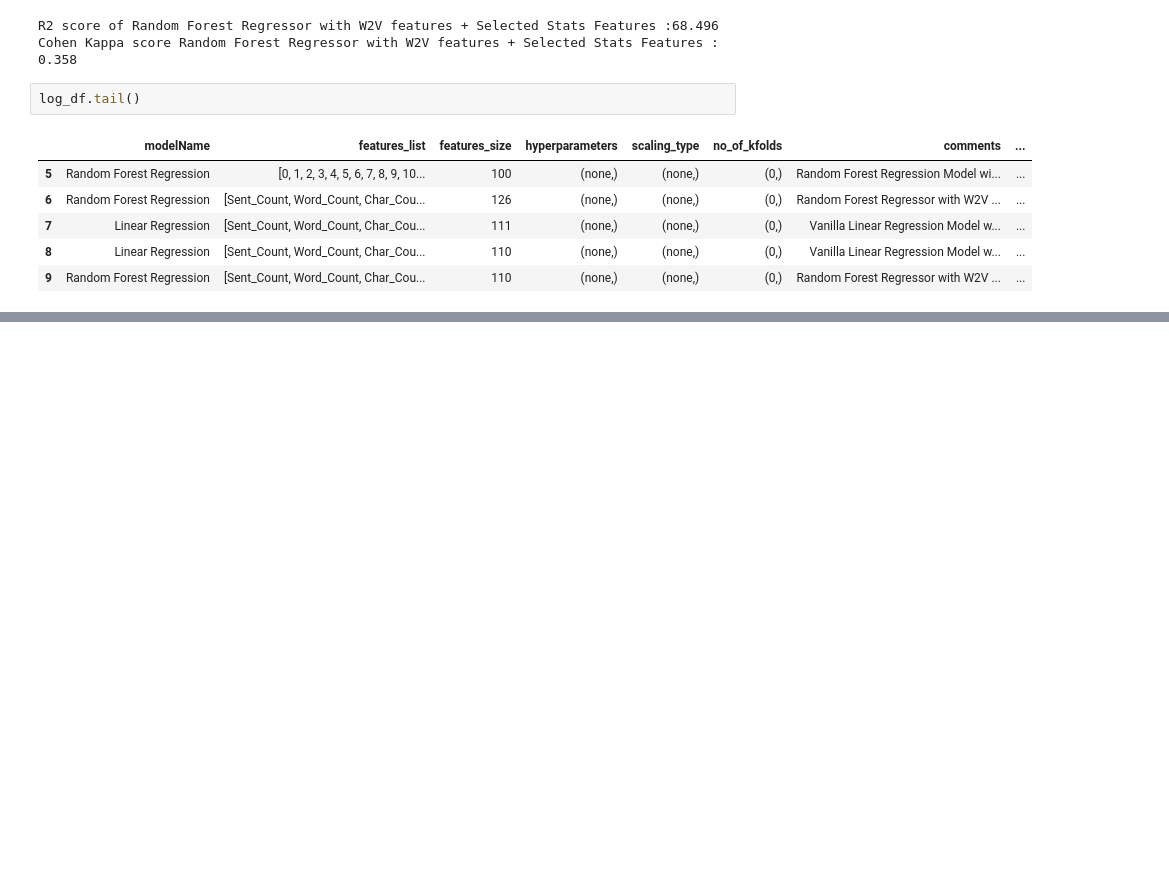
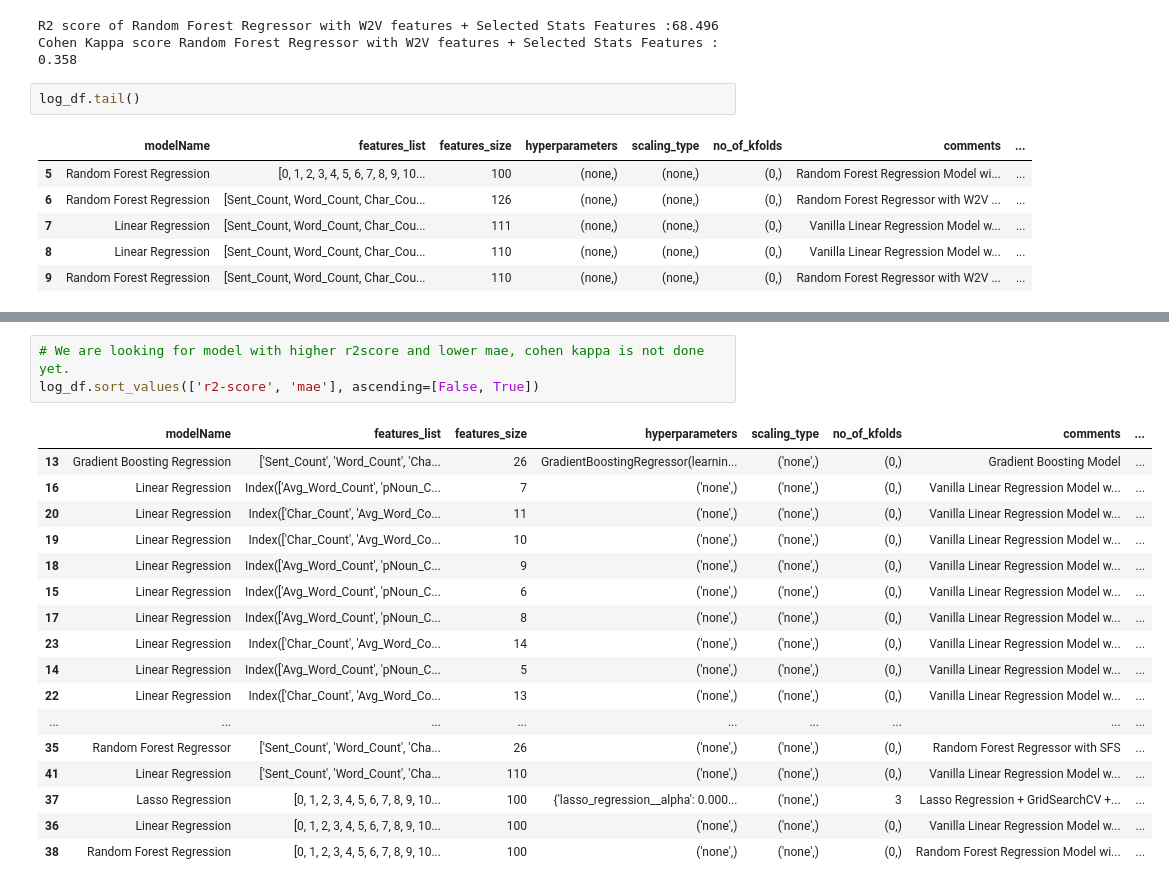
Before and after one commit to mustafabawany/IntelliTech, a Jupyter notebook: Model_Training.ipynb, the cells around one changed output, grey strips where cells are left out. Cells and saved outputs as stored; diff of their text form; blank space fills up the shorter version.

```diff
--- a/Model_Training.ipynb
+++ b/Model_Training.ipynb
@@ -832,0 +896,21 @@ log_df.tail()
+# %%
+# We are looking for model with higher r2score and lower mae, cohen kappa is not done yet.
+log_df.sort_values(['r2-score', 'mae'], ascending=[False, True])
+# %% [output]
+|  | modelName | features_list | features_size | hyperparameters | scaling_type | no_of_kfolds | comments | ... |
+| 13 | Gradient Boosting Regression | ['Sent_Count', 'Word_Count', 'Cha... | 26 | GradientBoostingRegressor(learnin... | ('none',) | (0,) | Gradient Boosting Model | ... |
+| 16 | Linear Regression | Index(['Avg_Word_Count', 'pNoun_C... | 7 | ('none',) | ('none',) | (0,) | Vanilla Linear Regression Model w... | ... |
+| 20 | Linear Regression | Index(['Char_Count', 'Avg_Word_Co... | 11 | ('none',) | ('none',) | (0,) | Vanilla Linear Regression Model w... | ... |
+| 19 | Linear Regression | Index(['Char_Count', 'Avg_Word_Co... | 10 | ('none',) | ('none',) | (0,) | Vanilla Linear Regression Model w... | ... |
+| 18 | Linear Regression | Index(['Avg_Word_Count', 'pNoun_C... | 9 | ('none',) | ('none',) | (0,) | Vanilla Linear Regression Model w... | ... |
+| 15 | Linear Regression | Index(['Avg_Word_Count', 'pNoun_C... | 6 | ('none',) | ('none',) | (0,) | Vanilla Linear Regression Model w... | ... |
+| 17 | Linear Regression | Index(['Avg_Word_Count', 'pNoun_C... | 8 | ('none',) | ('none',) | (0,) | Vanilla Linear Regression Model w... | ... |
+| 23 | Linear Regression | Index(['Char_Count', 'Avg_Word_Co... | 14 | ('none',) | ('none',) | (0,) | Vanilla Linear Regression Model w... | ... |
+| 14 | Linear Regression | Index(['Avg_Word_Count', 'pNoun_C... | 5 | ('none',) | ('none',) | (0,) | Vanilla Linear Regression Model w... | ... |
+| 22 | Linear Regression | Index(['Char_Count', 'Avg_Word_Co... | 13 | ('none',) | ('none',) | (0,) | Vanilla Linear Regression Model w... | ... |
+| ... | ... | ... | ... | ... | ... | ... | ... | ... |
+| 35 | Random Forest Regressor | ['Sent_Count', 'Word_Count', 'Cha... | 26 | ('none',) | ('none',) | (0,) | Random Forest Regressor with SFS | ... |
+| 41 | Linear Regression | ['Sent_Count', 'Word_Count', 'Cha... | 110 | ('none',) | ('none',) | (0,) | Vanilla Linear Regression Model w... | ... |
+| 37 | Lasso Regression | [0, 1, 2, 3, 4, 5, 6, 7, 8, 9, 10... | 100 | {'lasso_regression__alpha': 0.000... | ('none',) | 3 | Lasso Regression + GridSearchCV +... | ... |
+| 36 | Linear Regression | [0, 1, 2, 3, 4, 5, 6, 7, 8, 9, 10... | 100 | ('none',) | ('none',) | (0,) | Vanilla Linear Regression Model w... | ... |
+| 38 | Random Forest Regression | [0, 1, 2, 3, 4, 5, 6, 7, 8, 9, 10... | 100 | ('none',) | ('none',) | (0,) | Random Forest Regression Model wi... | ... |
```
Also changed, not shown: parts of 19 cells of this notebook, 1 other file.
